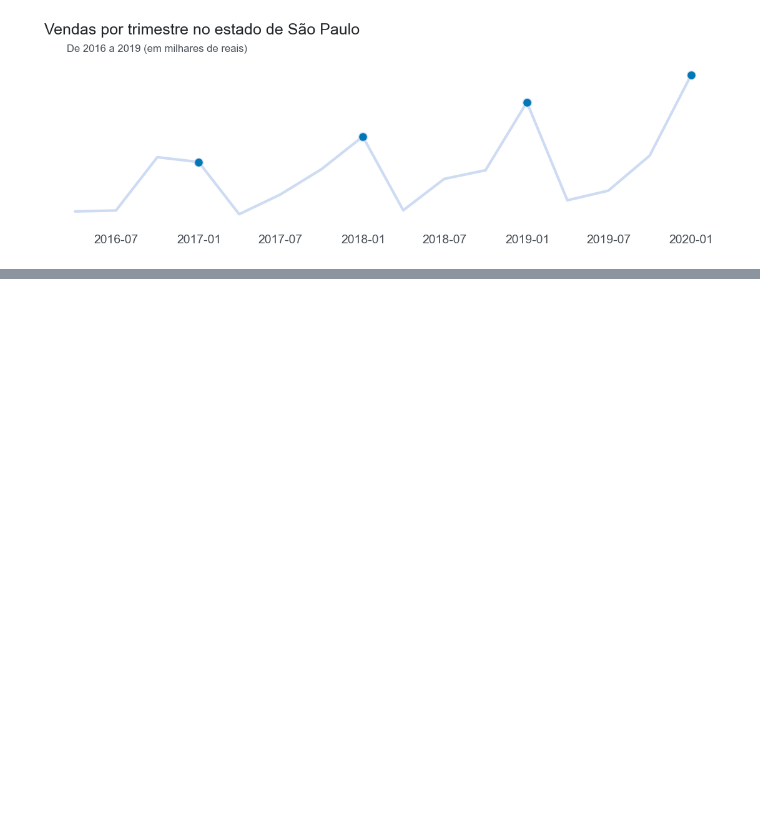
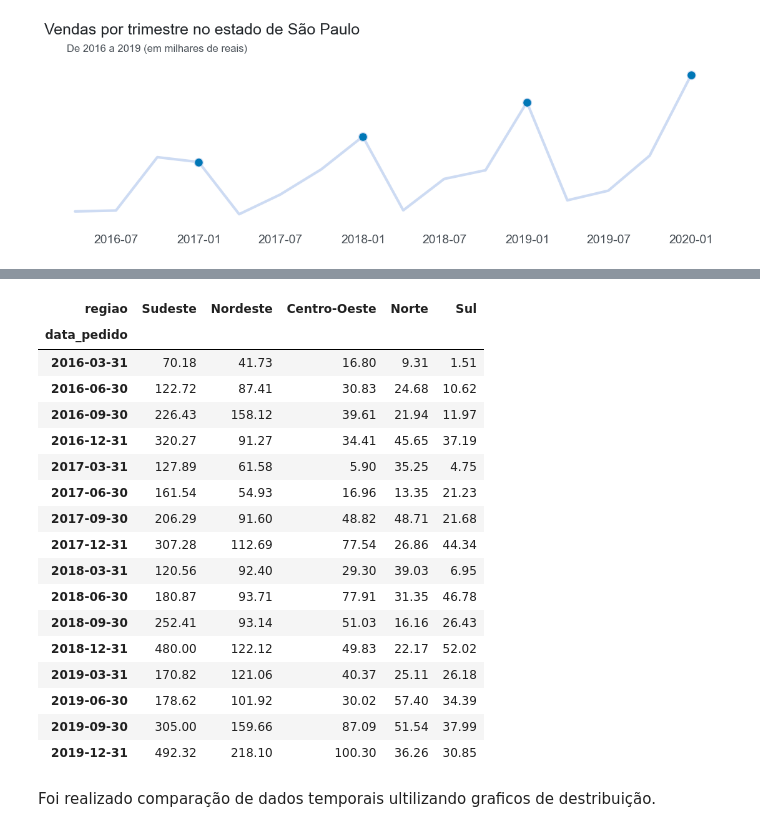
Before and after one commit to Cr0l3y/comparison_distribution_charts, a Jupyter notebook: grafic_comp_distr.ipynb, the cells around one changed output, grey strips where cells are left out. Drawn from its saved outputs; the diff is of its cells as text; code cells hidden in the pictures; blank space fills up the shorter version.

```diff
--- a/grafic_comp_distr.ipynb
+++ b/grafic_comp_distr.ipynb
@@ -487,0 +489,10 @@ ax = grafico_vendas_sp_tri()
+# %%
+#Trabalhando com as 5 regioes do brasil
+#Criando df com dados que vai ser utilizado
+df_regiao = vendas.copy()
+df_regiao = df_regiao[["regiao", "data_pedido", "vendas"]]
+#Criando tabela cruzada com valores de venda por regiao
+df_regiao = pd.crosstab(index = df_regiao.data_pedido, columns = df_regiao.regiao, values = df_regiao.vendas, aggfunc="sum")
+#Ajuste da tabela em ordem crescente dos estados q1ue mais tem vendas
+df_regiao = df_regiao[["Sudeste", "Nordeste", "Centro-Oeste", "Norte", "Sul"]]
+df_regiao
@@ -487,0 +514,24 @@ ax = grafico_vendas_sp_tri()
+# %%
+#Agrupando as vendas por trimestre
+df_regiao = df_regiao.resample("Q").sum()  #"Q" em trimestre e agregando com sum()
+df_regiao = round(df_regiao/1e3, 2)         #arrendodar 2 pontos decimais para divisao
+df_regiao
+# %% [output]
+| regiao | Sudeste | Nordeste | Centro-Oeste | Norte | Sul |
+| data_pedido |  |  |  |  |  |
+| 2016-03-31 | 70.18 | 41.73 | 16.80 | 9.31 | 1.51 |
+| 2016-06-30 | 122.72 | 87.41 | 30.83 | 24.68 | 10.62 |
+| 2016-09-30 | 226.43 | 158.12 | 39.61 | 21.94 | 11.97 |
+| 2016-12-31 | 320.27 | 91.27 | 34.41 | 45.65 | 37.19 |
+| 2017-03-31 | 127.89 | 61.58 | 5.90 | 35.25 | 4.75 |
+| 2017-06-30 | 161.54 | 54.93 | 16.96 | 13.35 | 21.23 |
+| 2017-09-30 | 206.29 | 91.60 | 48.82 | 48.71 | 21.68 |
+| 2017-12-31 | 307.28 | 112.69 | 77.54 | 26.86 | 44.34 |
+| 2018-03-31 | 120.56 | 92.40 | 29.30 | 39.03 | 6.95 |
+| 2018-06-30 | 180.87 | 93.71 | 77.91 | 31.35 | 46.78 |
+| 2018-09-30 | 252.41 | 93.14 | 51.03 | 16.16 | 26.43 |
+| 2018-12-31 | 480.00 | 122.12 | 49.83 | 22.17 | 52.02 |
+| 2019-03-31 | 170.82 | 121.06 | 40.37 | 25.11 | 26.18 |
+| 2019-06-30 | 178.62 | 101.92 | 30.02 | 57.40 | 34.39 |
+| 2019-09-30 | 305.00 | 159.66 | 87.09 | 51.54 | 37.99 |
+| 2019-12-31 | 492.32 | 218.10 | 100.30 | 36.26 | 30.85 |
@@ -487,0 +579,2 @@ ax = grafico_vendas_sp_tri()
+# %% [markdown]
+Foi realizado comparação de dados temporais ultilizando graficos de destribuição.
```
Also changed, not shown: parts of 11 cells of this notebook.
